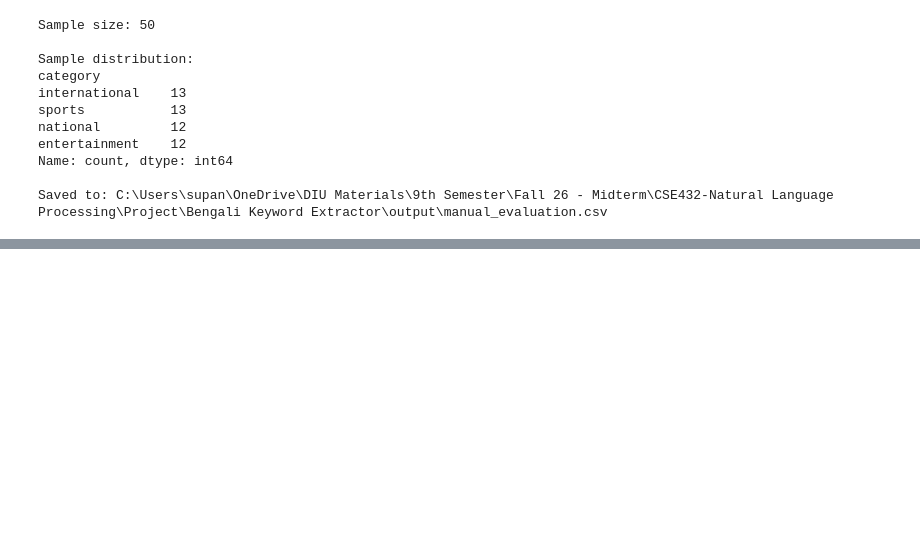
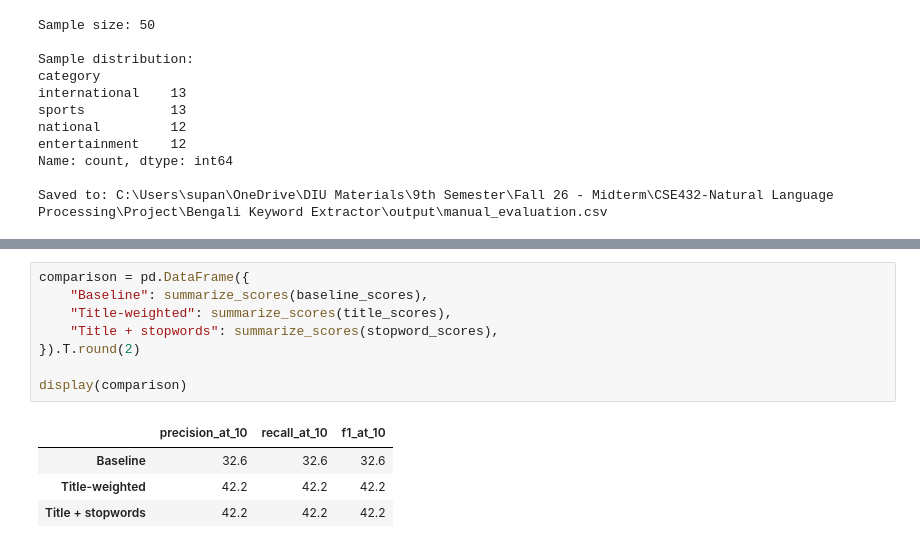
Before and after one commit to Supan-Roy/Bengali-Keyword-Extractor, a Jupyter notebook: notebooks/03_tfidf_keyword_extraction.ipynb, the cells around one changed output, grey strips where cells are left out. Drawn from its saved outputs; the diff is of its cells as text; blank space fills up the shorter version.

```diff
--- a/notebooks/03_tfidf_keyword_extraction.ipynb
+++ b/notebooks/03_tfidf_keyword_extraction.ipynb
@@ -643,0 +1090,13 @@ Saved to: C:\Users\supan\OneDrive\DIU Materials\9th Semester\Fall 26 - Midterm\C
+# %%
+comparison = pd.DataFrame({
+    "Baseline": summarize_scores(baseline_scores),
+    "Title-weighted": summarize_scores(title_scores),
+    "Title + stopwords": summarize_scores(stopword_scores),
+}).T.round(2)
+
+display(comparison)
+# %% [output]
+|  | precision_at_10 | recall_at_10 | f1_at_10 |
+| Baseline | 32.6 | 32.6 | 32.6 |
+| Title-weighted | 42.2 | 42.2 | 42.2 |
+| Title + stopwords | 42.2 | 42.2 | 42.2 |
```
Also changed, not shown: parts of 11 cells of this notebook, 2 other files.
